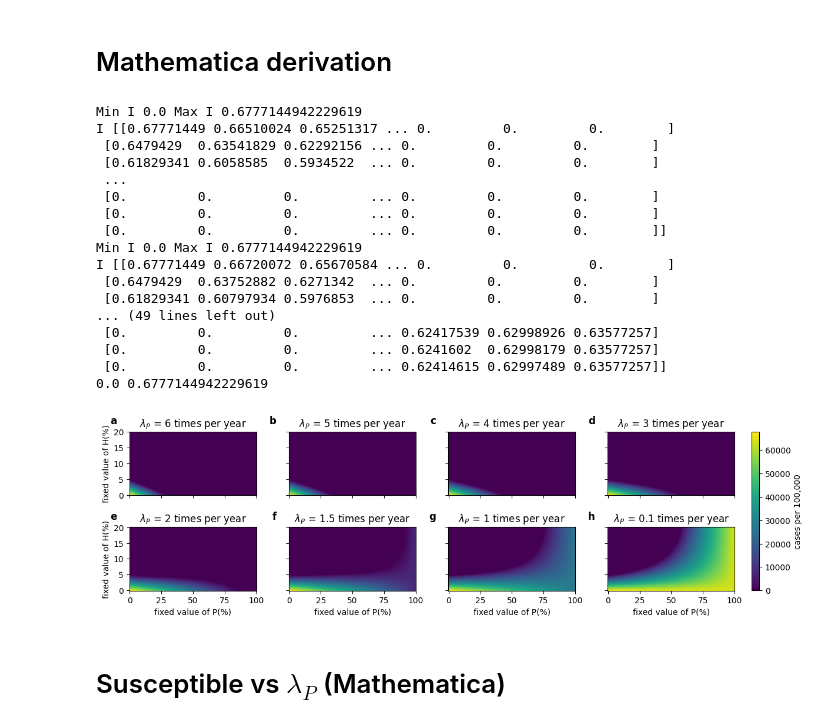
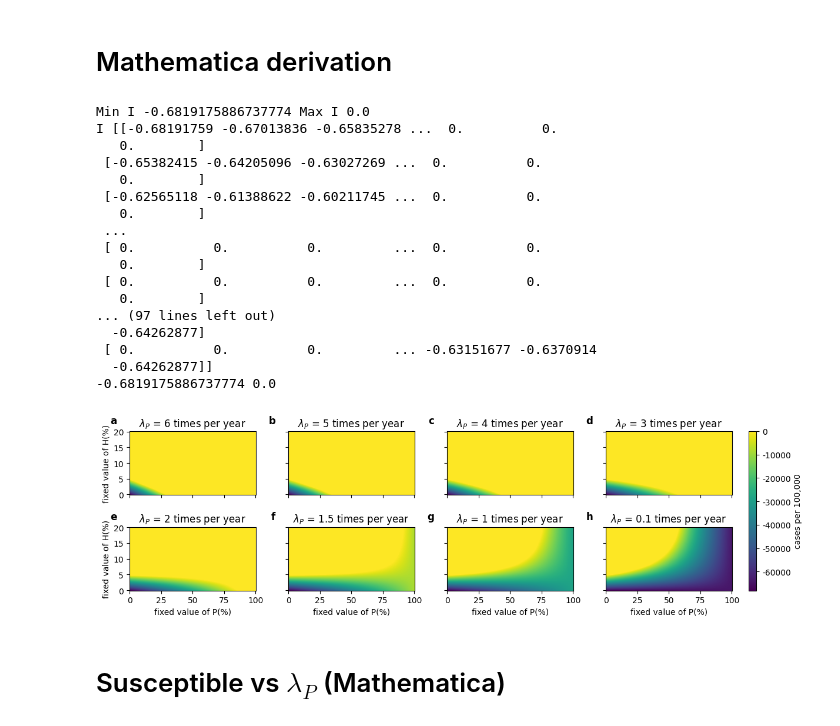
Before and after one commit to Priesemann-Group/testing-paradox-HIV-STI, a Jupyter notebook: notebooks/NotebookForPrEP.ipynb, the cells around one changed output. Drawn from its saved outputs; the diff is of its cells as text; code cells hidden in the pictures.

```diff
--- a/notebooks/NotebookForPrEP.ipynb
+++ b/notebooks/NotebookForPrEP.ipynb
@@ -150,7 +170,6 @@ def calculateI_Symtomatic_Math(args, lambda_P, H, P):
 # %% [markdown]
 # SIRS Comparison with _our parameters_
 # %%
-
 # Define the ranges for H and P values
 Hs = np.linspace(0, 0.2, 101)
 Ps = np.linspace(0, 1.0, 201)
@@ -187,12 +206,14 @@ for lambda_P in lambda_P_values:
     result = np.zeros((len(Hs), len(Ps)))
     for i, H in enumerate(Hs):
         for j, P in enumerate(Ps):
-            if SirsComparisona(args, lambda_P, H, P)>0:
+            if SirsComparisona(args, lambda_P, H, P) > 0:
                 result[i, j] = SirsComparisona(args, lambda_P, H, P)
     results[lambda_P] = result  # Store the raw results
 
 # Determine the global vmin and vmax
-all_infections = np.concatenate([results[lambda_P].flatten() for lambda_P in lambda_P_values])
+all_infections = np.concatenate(
+    [results[lambda_P].flatten() for lambda_P in lambda_P_values]
+)
 global_vmin = np.min(all_infections)
 global_vmax = np.max(all_infections)
 print(global_vmin, global_vmax)
@@ -220,7 +241,13 @@ nrows, ncols = axes.shape
 for idx, lambda_P in enumerate(lambda_P_values):
     ax = axes.flat[idx]
     res_infections = results[lambda_P]
-    cax = ax.imshow(res_infections, origin="lower", vmin=global_vmin, vmax=global_vmax, cmap="viridis")
+    cax = ax.imshow(
+        res_infections,
+        origin="lower",
+        vmin=global_vmin,
+        vmax=global_vmax,
+        cmap="viridis",
+    )
     ax.set_title(f"$\\lambda_P$ = {lambda_P_labels[idx]}")
 
     # Determine the position of the subplot
@@ -681,8 +708,8 @@ for lambda_P in lambda_P_values:
             alpha = calculate_alpha(P, m)
             a = calculate_a(args)
             b = calculate_b(args, lambda_a)
-            if calculate_Ro(args, lambda_P, H, P)> 1:
-                I_values[i, j] = calculate_I_MATHEMATICA(args, lambda_P, H, P)
+            if calculate_Ro(args, lambda_P, H, P) > 1:
+                I_values[i, j] = calculate_I_Assymp(args, lambda_P, H, P)
                 # print(lambda_P, H, P, I_star_STI(H, P, lambda_P))
                 # print(I_star_STI(H, P, lambda_P))
     results[lambda_P] = I_values
@@ -770,50 +797,50 @@ for idx, lambda_P in enumerate(lambda_P_values):
         transform=ax.transAxes,
         fontsize=12,
         fontweight="bold",
         va="top",
         ha="right",
     )
 
 
 # Define a formatter function that multiplies the value by 100,000
 def formatter(x, pos):
 
     return f"{x * 1e5:.0f}"
 
 
 # Create a single color bar for the whole figure
 cbar = fig.colorbar(
     cax,
     ax=axes.ravel().tolist(),
     shrink=0.88,
     format=FuncFormatter(formatter),
     pad=0.015,
 )
 
 
 cbar.ax.set_ylabel("cases per 100,000")
 
 
 plt.show()
 # %% [output]
-Min I 0.0 Max I 0.6777144942229619
-I [[0.67771449 0.66510024 0.65251317 ... 0.         0.         0.        ]
- [0.6479429  0.63541829 0.62292156 ... 0.         0.         0.        ]
- [0.61829341 0.6058585  0.5934522  ... 0.         0.         0.        ]
+Min I -0.6819175886737774 Max I 0.0
+I [[-0.68191759 -0.67013836 -0.65835278 ...  0.          0.
+   0.        ]
+ [-0.65382415 -0.64205096 -0.63027269 ...  0.          0.
+   0.        ]
+ [-0.62565118 -0.61388622 -0.60211745 ...  0.          0.
+   0.        ]
  ...
- [0.         0.         0.         ... 0.         0.         0.        ]
- [0.         0.         0.         ... 0.         0.         0.        ]
- [0.         0.         0.         ... 0.         0.         0.        ]]
-Min I 0.0 Max I 0.6777144942229619
-I [[0.67771449 0.66720072 0.65670584 ... 0.         0.         0.        ]
- [0.6479429  0.63752882 0.6271342  ... 0.         0.         0.        ]
- [0.61829341 0.60797934 0.5976853  ... 0.         0.         0.        ]
-... (49 lines left out)
- [0.         0.         0.         ... 0.62417539 0.62998926 0.63577257]
- [0.         0.         0.         ... 0.6241602  0.62998179 0.63577257]
- [0.         0.         0.         ... 0.62414615 0.62997489 0.63577257]]
-0.0 0.6777144942229619
+ [ 0.          0.          0.         ...  0.          0.
+   0.        ]
+ [ 0.          0.          0.         ...  0.          0.
+   0.        ]
+... (97 lines left out)
+  -0.64262877]
+ [ 0.          0.          0.         ... -0.63151677 -0.6370914
+  -0.64262877]]
+-0.6819175886737774 0.0
-[figure, old version]
+[figure, new version]
 # %% [markdown]
 # Susceptible vs $\lambda_P$ (Mathematica)
 # %%
```
Also changed, not shown: parts of 9 cells of this notebook, 13 other files.
